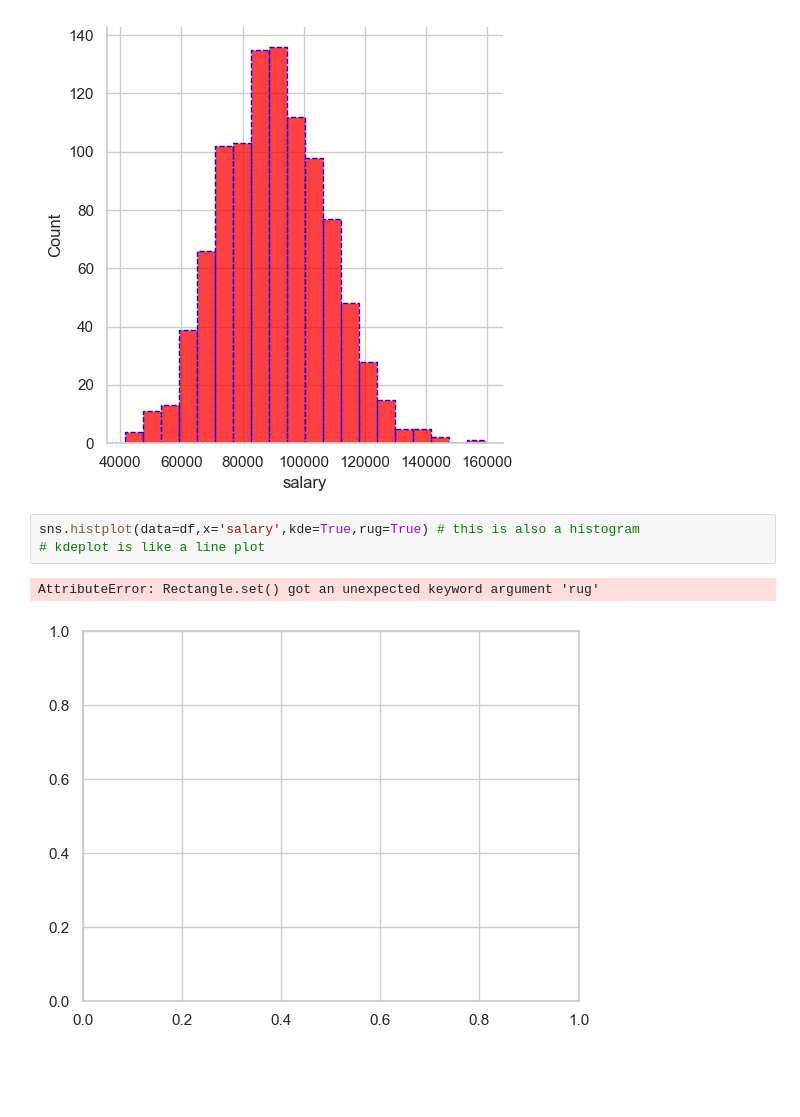
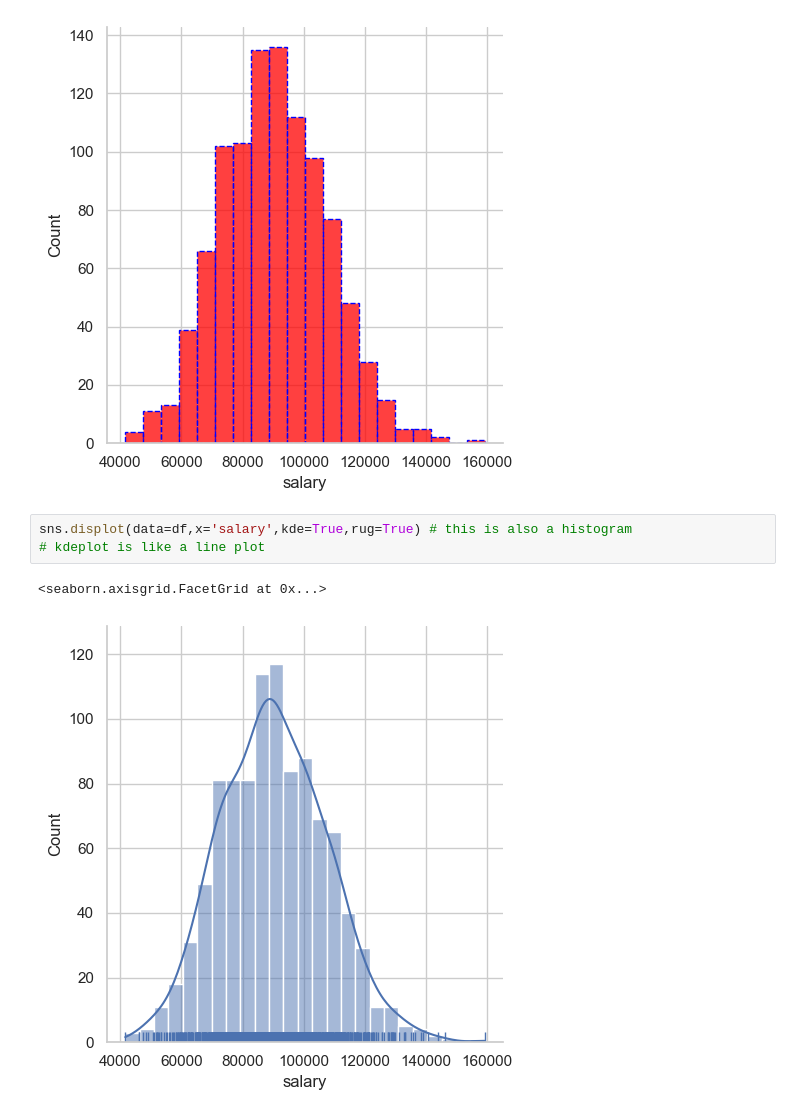
Before and after one commit to astro648/My-AI, a Jupyter notebook: Seaborn Basics/Seaborn Plot.ipynb, the cells around one changed output. Cells and saved outputs as stored; diff of their text form; blank space fills up the shorter version.

```diff
--- a/Seaborn Basics/Seaborn Plot.ipynb
+++ b/Seaborn Basics/Seaborn Plot.ipynb
@@ -56,8 +56,8 @@ sns.displot(data=df,x='salary',bins=20,color='red',edgecolor='blue',linewidth=1,
 <seaborn.axisgrid.FacetGrid at 0x...>
 [figure]
 # %%
-sns.histplot(data=df,x='salary',kde=True,rug=True) # this is also a histogram
+sns.displot(data=df,x='salary',kde=True,rug=True) # this is also a histogram
 # kdeplot is like a line plot
 # %% [output]
-AttributeError: Rectangle.set() got an unexpected keyword argument 'rug'
+<seaborn.axisgrid.FacetGrid at 0x...>
-[figure, old version]
+[figure, new version]
```
Also changed, not shown: parts of 4 cells of this notebook.
